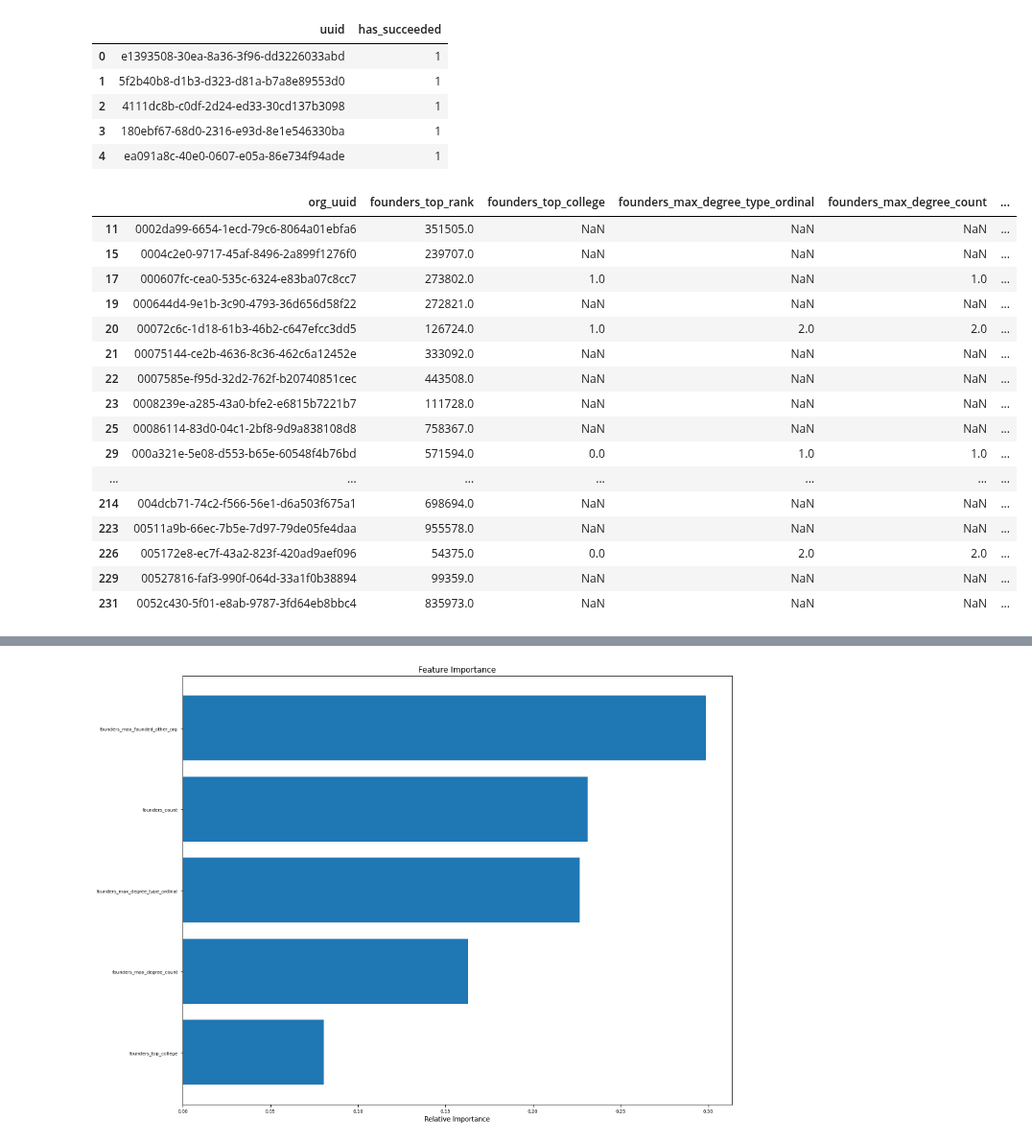
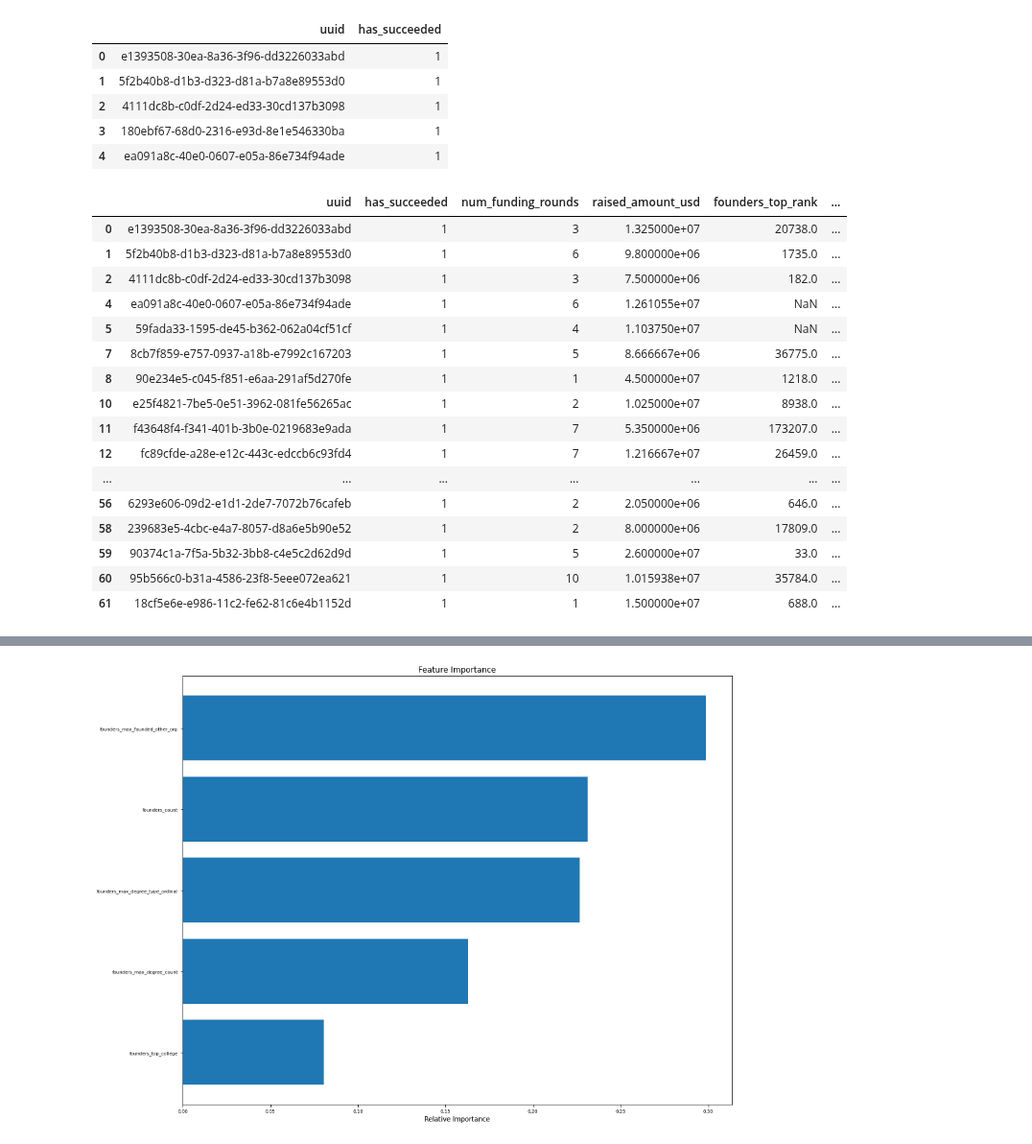
Before and after one commit to siddtheshah/vc_modeling, a Jupyter notebook: model_training.ipynb, the cells around one changed output, grey strips where cells are left out. Shown at 96% size. Cells and saved outputs as stored; diff of their text form; code cells hidden in the pictures.

```diff
--- a/model_training.ipynb
+++ b/model_training.ipynb
@@ -28,6 +29,6 @@ Mounted at /content/gdrive
 # %%
 path_prefix = "/content/gdrive/My Drive/vc_modeling/data/"
-feature_csv_filenames = ["organization_founders_features.csv", "organization_success.csv"]
+feature_csv_filenames = ["organization_founders_features.csv", "funding_features.csv", "organization_success.csv"]
 dfs = [pd.read_csv(path_prefix + x) for x in feature_csv_filenames]
 df_names = [x[:-4] for x in feature_csv_filenames]
 df_dict = dict(zip(df_names, dfs))
@@ -44,3 +45,6 @@ founders_df.head()
 | 2 | 00007c5c-9260-0dfb-c160-89a416f1a7cc | 180759.0 | NaN | NaN | NaN | ... |
 | 3 | 0000b5c1-07dd-aeb6-2b17-eb3d64e652a6 | 147007.0 | 0.0 | 2.0 | 1.0 | ... |
 | 4 | 0000c0e1-eb00-9281-9a7f-63dfa277e8df | 289919.0 | NaN | NaN | NaN | ... |
+# %%
+funding_features_df = df_dict["funding_features"]
+funding_features_df.head()
@@ -62,31 +73,33 @@ org_success.head()
 # %%
 #timeline_df["has_succeeded"] = timeline_df["has_succeeded"].astype(int)
 #timeline_success_df = timeline_df[timeline_df["has_succeeded"] == 1].drop_duplicates(["org_uuid"])[["org_uuid", "has_succeeded"]]
 #print("num companies succeeded: " + str(len(timeline_success_df)))
 
-founders_and_success_df = founders_df.join(org_success.set_index("uuid"), on=["org_uuid"])
-founders_and_success_df = founders_and_success_df.dropna(subset=["has_succeeded"])
+features_df = org_success.join(funding_features_df.set_index("org_uuid"), on="uuid", how="inner")
+features_and_success_df = features_df.join(founders_df.set_index("org_uuid"), on="uuid")
 
-cols = list(founders_and_success_df.columns)
-cols.remove('org_uuid')
-founders_and_success_df = founders_and_success_df.dropna(how="all", subset=cols)
-founders_and_success_df[:50]
+features_and_success_df = features_and_success_df.dropna(subset=["has_succeeded"])
+
+cols = list(features_and_success_df.columns)
+cols.remove('uuid')
+features_and_success_df = features_and_success_df.dropna(how="all", subset=cols)
+features_and_success_df[:50]
 # %% [output]
-|  | org_uuid | founders_top_rank | founders_top_college | founders_max_degree_type_ordinal | founders_max_degree_count | ... |
-| 11 | 0002da99-6654-1ecd-79c6-8064a01ebfa6 | 351505.0 | NaN | NaN | NaN | ... |
-| 15 | 0004c2e0-9717-45af-8496-2a899f1276f0 | 239707.0 | NaN | NaN | NaN | ... |
-| 17 | 000607fc-cea0-535c-6324-e83ba07c8cc7 | 273802.0 | 1.0 | NaN | 1.0 | ... |
-| 19 | 000644d4-9e1b-3c90-4793-36d656d58f22 | 272821.0 | NaN | NaN | NaN | ... |
-| 20 | 00072c6c-1d18-61b3-46b2-c647efcc3dd5 | 126724.0 | 1.0 | 2.0 | 2.0 | ... |
-| 21 | 00075144-ce2b-4636-8c36-462c6a12452e | 333092.0 | NaN | NaN | NaN | ... |
-| 22 | 0007585e-f95d-32d2-762f-b20740851cec | 443508.0 | NaN | NaN | NaN | ... |
-| 23 | 0008239e-a285-43a0-bfe2-e6815b7221b7 | 111728.0 | NaN | NaN | NaN | ... |
-| 25 | 00086114-83d0-04c1-2bf8-9d9a838108d8 | 758367.0 | NaN | NaN | NaN | ... |
-| 29 | 000a321e-5e08-d553-b65e-60548f4b76bd | 571594.0 | 0.0 | 1.0 | 1.0 | ... |
+|  | uuid | has_succeeded | num_funding_rounds | raised_amount_usd | founders_top_rank | ... |
+| 0 | e1393508-30ea-8a36-3f96-dd3226033abd | 1 | 3 | 1.325000e+07 | 20738.0 | ... |
+| 1 | 5f2b40b8-d1b3-d323-d81a-b7a8e89553d0 | 1 | 6 | 9.800000e+06 | 1735.0 | ... |
+| 2 | 4111dc8b-c0df-2d24-ed33-30cd137b3098 | 1 | 3 | 7.500000e+06 | 182.0 | ... |
+| 4 | ea091a8c-40e0-0607-e05a-86e734f94ade | 1 | 6 | 1.261055e+07 | NaN | ... |
+| 5 | 59fada33-1595-de45-b362-062a04cf51cf | 1 | 4 | 1.103750e+07 | NaN | ... |
+| 7 | 8cb7f859-e757-0937-a18b-e7992c167203 | 1 | 5 | 8.666667e+06 | 36775.0 | ... |
+| 8 | 90e234e5-c045-f851-e6aa-291af5d270fe | 1 | 1 | 4.500000e+07 | 1218.0 | ... |
+| 10 | e25f4821-7be5-0e51-3962-081fe56265ac | 1 | 2 | 1.025000e+07 | 8938.0 | ... |
+| 11 | f43648f4-f341-401b-3b0e-0219683e9ada | 1 | 7 | 5.350000e+06 | 173207.0 | ... |
+| 12 | fc89cfde-a28e-e12c-443c-edccb6c93fd4 | 1 | 7 | 1.216667e+07 | 26459.0 | ... |
 | ... | ... | ... | ... | ... | ... | ... |
-| 214 | 004dcb71-74c2-f566-56e1-d6a503f675a1 | 698694.0 | NaN | NaN | NaN | ... |
-| 223 | 00511a9b-66ec-7b5e-7d97-79de05fe4daa | 955578.0 | NaN | NaN | NaN | ... |
-| 226 | 005172e8-ec7f-43a2-823f-420ad9aef096 | 54375.0 | 0.0 | 2.0 | 2.0 | ... |
-| 229 | 00527816-faf3-990f-064d-33a1f0b38894 | 99359.0 | NaN | NaN | NaN | ... |
-| 231 | 0052c430-5f01-e8ab-9787-3fd64eb8bbc4 | 835973.0 | NaN | NaN | NaN | ... |
+| 56 | 6293e606-09d2-e1d1-2de7-7072b76cafeb | 1 | 2 | 2.050000e+06 | 646.0 | ... |
+| 58 | 239683e5-4cbc-e4a7-8057-d8a6e5b90e52 | 1 | 2 | 8.000000e+06 | 17809.0 | ... |
+| 59 | 90374c1a-7f5a-5b32-3bb8-c4e5c2d62d9d | 1 | 5 | 2.600000e+07 | 33.0 | ... |
+| 60 | 95b566c0-b31a-4586-23f8-5eee072ea621 | 1 | 10 | 1.015938e+07 | 35784.0 | ... |
+| 61 | 18cf5e6e-e986-11c2-fe62-81c6e4b1152d | 1 | 1 | 1.500000e+07 | 688.0 | ... |
 # %%
```
Also changed, not shown: parts of 5 cells of this notebook, 1 other file.
